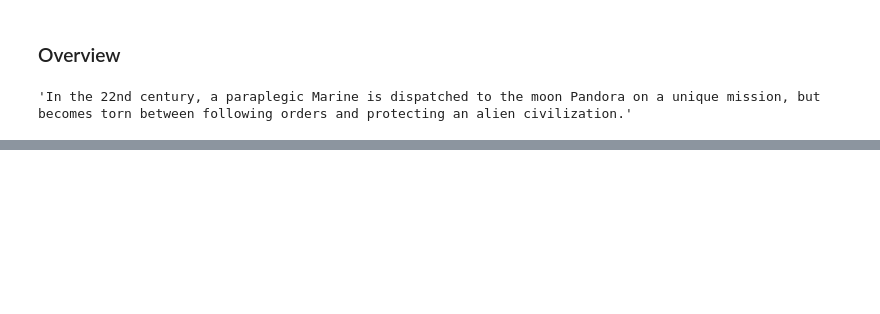
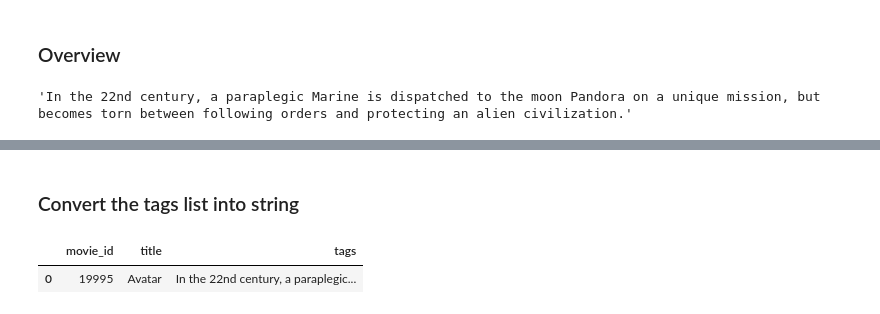
Before and after one commit to IIvexII/movie-recommender, a Jupyter notebook: movie_recommender.ipynb, the cells around one changed output, grey strips where cells are left out. Saved outputs shown, nothing was run; the diff lists cells and outputs as text; code cells hidden in the pictures; blank space fills up the shorter version.

```diff
--- a/movie_recommender.ipynb
+++ b/movie_recommender.ipynb
@@ -137,0 +169,2 @@ movies.head(1)
+# %%
+movies = movies[["movie_id", "title", "tags"]]
@@ -137,0 +176,8 @@ movies.head(1)
+# %% [markdown]
+### Convert the tags list into string
+# %%
+movies["tags"] = movies["tags"].apply(lambda x: " ".join(x))
+movies.head(1)
+# %% [output]
+|  | movie_id | title | tags |
+| 0 | 19995 | Avatar | In the 22nd century, a paraplegic... |
```
Also changed, not shown: parts of 28 cells of this notebook.
